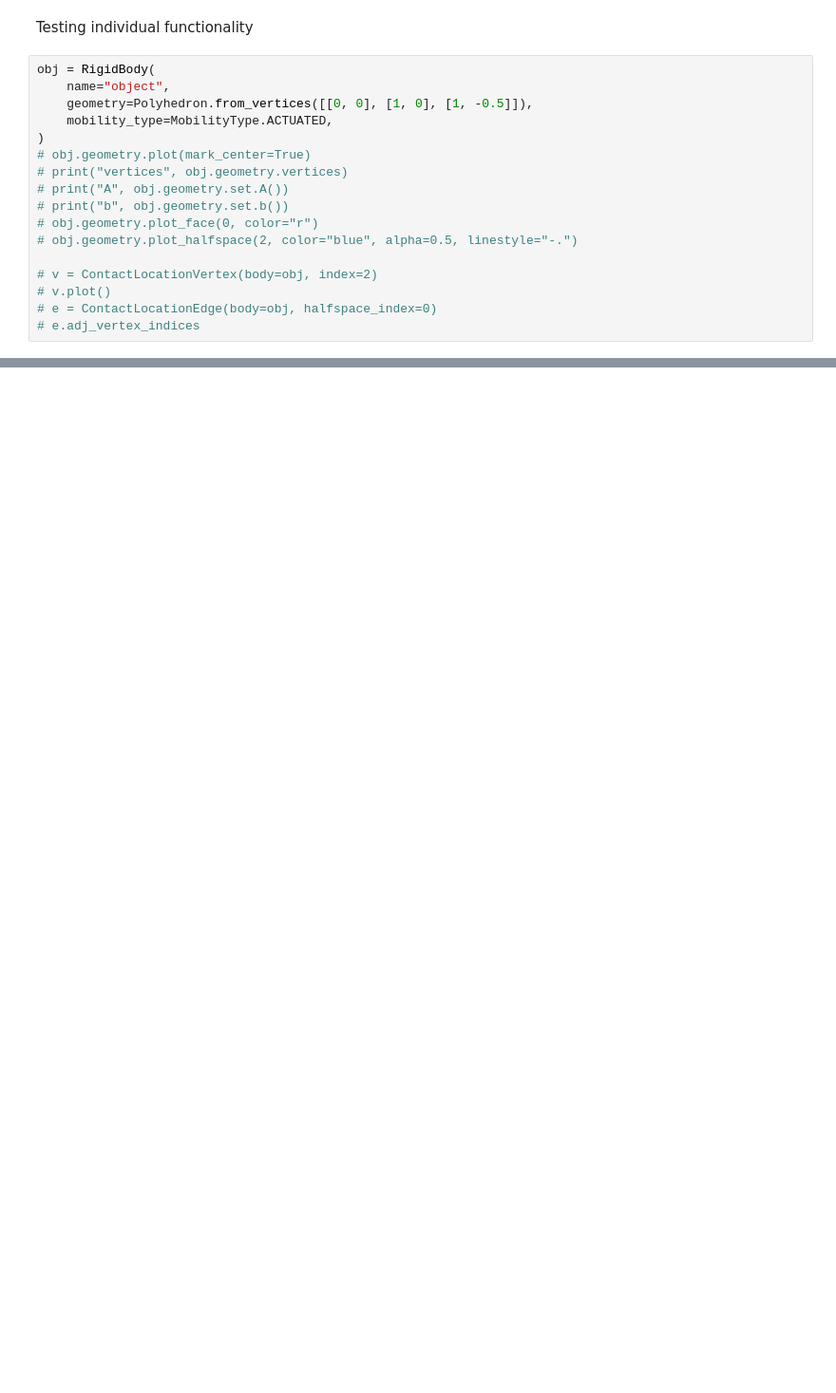
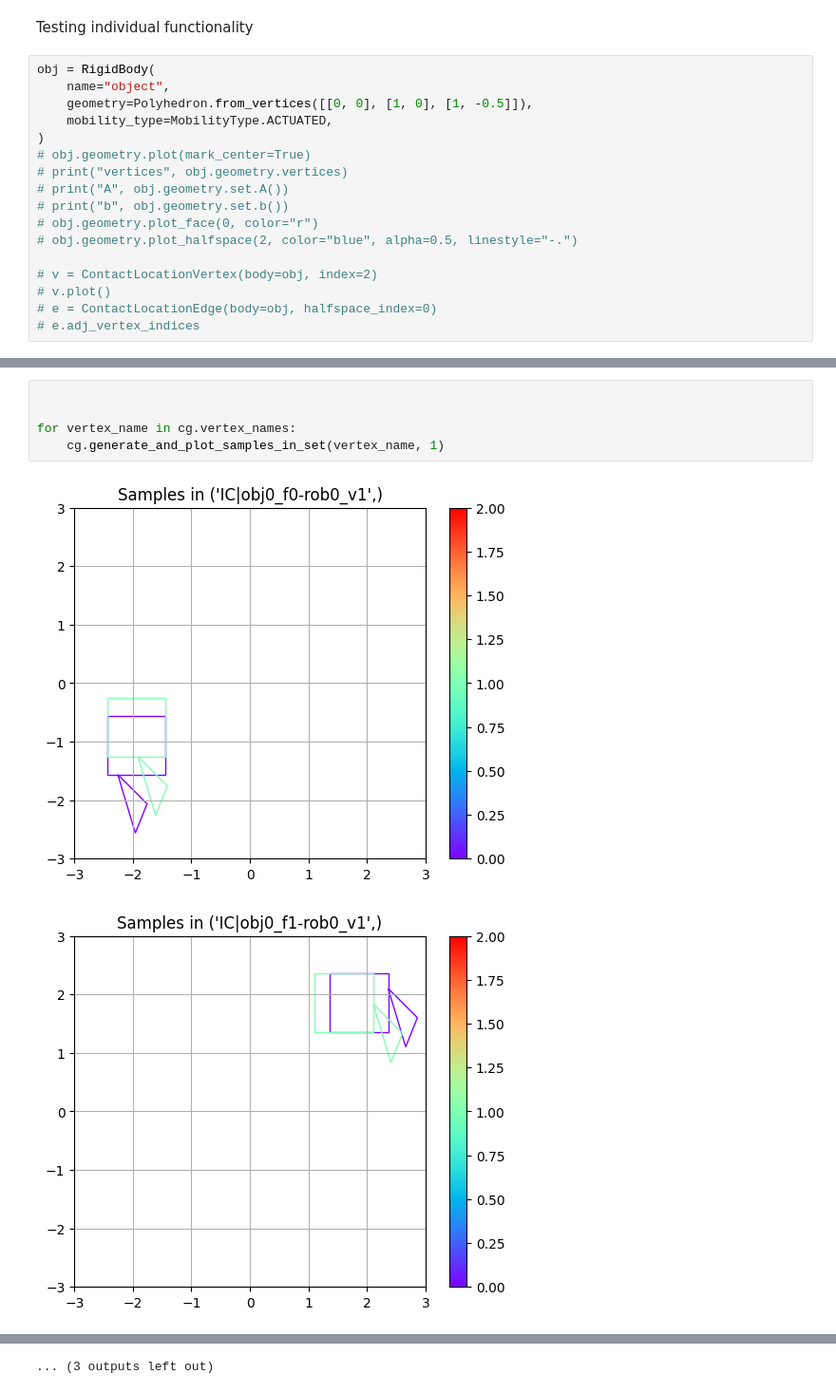
Before and after one commit to shaoyuancc/large_gcs, a Jupyter notebook: explorations/contact_pair_mode_generation_exploration.ipynb, the cells around one changed output, grey strips where cells are left out. Shown at 95% size. Cells and saved outputs as stored; diff of their text form; blank space fills up the shorter version.

```diff
--- a/explorations/contact_pair_mode_generation_exploration.ipynb
+++ b/explorations/contact_pair_mode_generation_exploration.ipynb
@@ -63,0 +86,8 @@ obj = RigidBody(
+# %%
+
+
+for vertex_name in cg.vertex_names:
+    cg.generate_and_plot_samples_in_set(vertex_name, 1)
+# %% [output]
+[figure, added]
+[figure, added]
@@ -63,0 +104 @@ obj = RigidBody(
+... (3 outputs left out)
```
Also changed, not shown: parts of 6 cells of this notebook, 8 other files.
